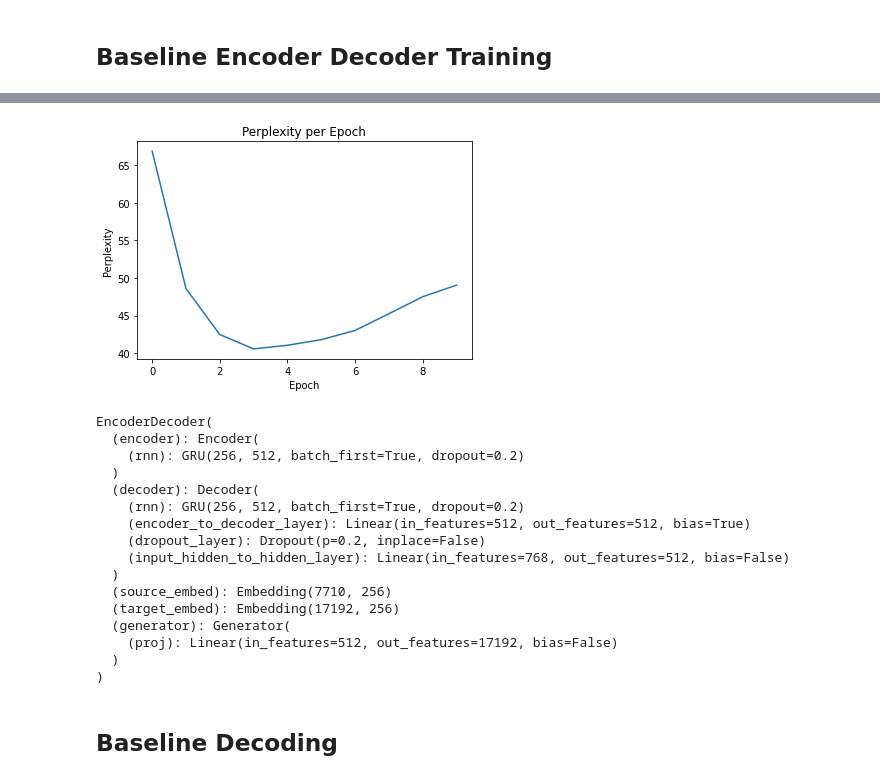
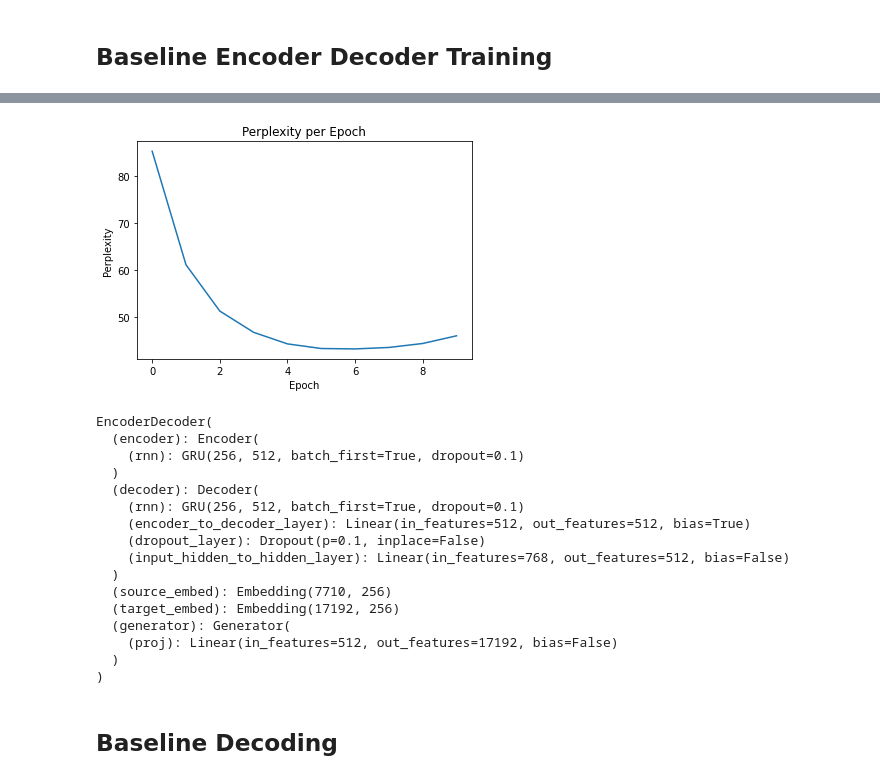
Before and after one commit to nathgoh/CS224U-NMT, a Jupyter notebook: baseline-NMT.ipynb, the cells around one changed output, grey strips where cells are left out. Drawn from its saved outputs; the diff is of its cells as text; code cells hidden in the pictures.

```diff
--- a/baseline-NMT.ipynb
+++ b/baseline-NMT.ipynb
@@ -277,7 +277,7 @@ from utils import plot_perplexity
 # Hyperparameters
 embed_size = 256   # Each word will be represented as a `embed_size`-dim vector.
 hidden_size = 512  # RNN hidden size
-dropout = 0.2
+dropout = 0.1
 
 baseline_seq2seq = EncoderDecoder(
     encoder = Encoder(embed_size, hidden_size, dropout = dropout),
@@ -289,7 +289,7 @@ baseline_seq2seq = EncoderDecoder(
 train_model = True
 if train_model:
     # Training, returns dev_perplexities, a list of dev perplexity for each epoch
-    pure_dev_perplexities = train(baseline_seq2seq, num_epochs = 10, learning_rate = 1e-3, print_every = 100)
+    pure_dev_perplexities = train(baseline_seq2seq, num_epochs = 10, learning_rate = 0.0003, print_every = 100)
     torch.save(baseline_seq2seq.state_dict(), "baseline_seq2seq.pt")
 
     # Plot perplexity
@@ -317,15 +317,15 @@ Validation perplexity: 49.046226085725536
-[figure, old version]
+[figure, new version]
 # %%
 baseline_seq2seq
 # %% [output]
 EncoderDecoder(
   (encoder): Encoder(
-    (rnn): GRU(256, 512, batch_first=True, dropout=0.2)
+    (rnn): GRU(256, 512, batch_first=True, dropout=0.1)
   )
   (decoder): Decoder(
-    (rnn): GRU(256, 512, batch_first=True, dropout=0.2)
+    (rnn): GRU(256, 512, batch_first=True, dropout=0.1)
     (encoder_to_decoder_layer): Linear(in_features=512, out_features=512, bias=True)
-    (dropout_layer): Dropout(p=0.2, inplace=False)
+    (dropout_layer): Dropout(p=0.1, inplace=False)
     (input_hidden_to_hidden_layer): Linear(in_features=768, out_features=512, bias=False)
   )
   (source_embed): Embedding(7710, 256)
```
Also changed, not shown: parts of 4 cells of this notebook, 1 other file.
